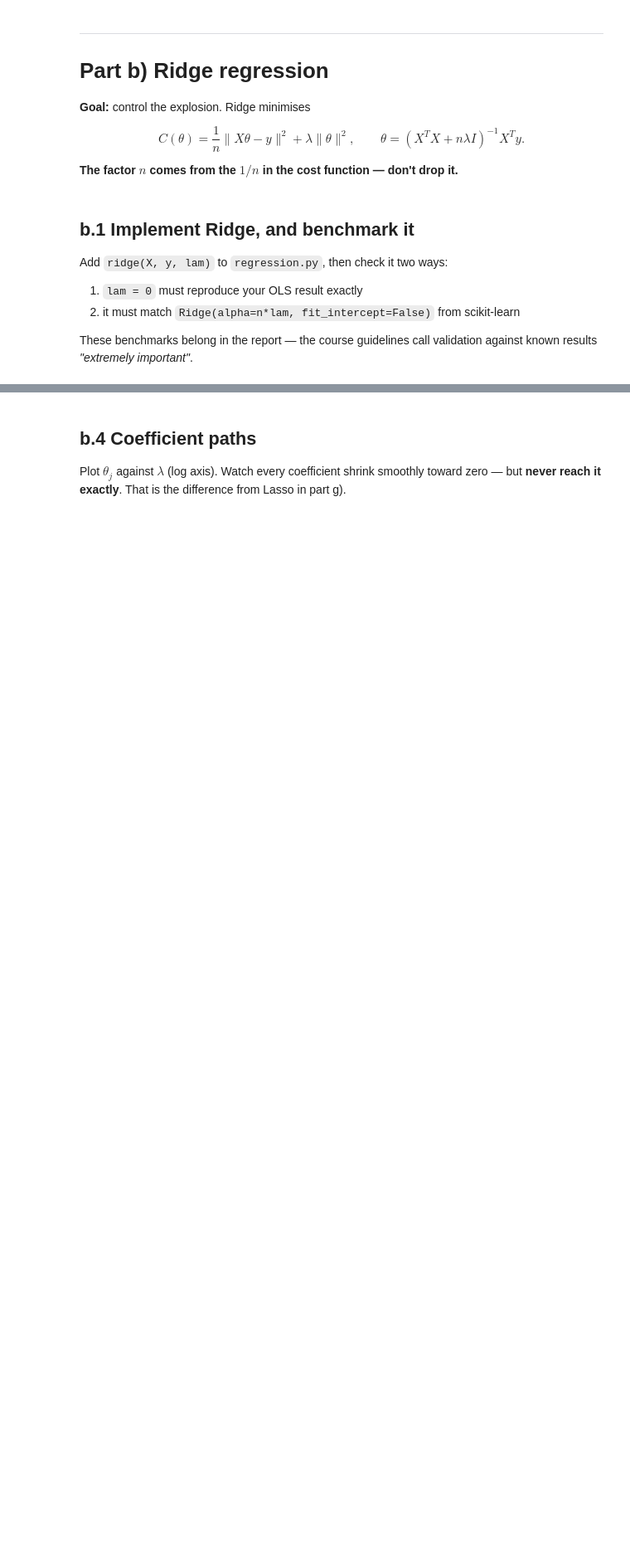
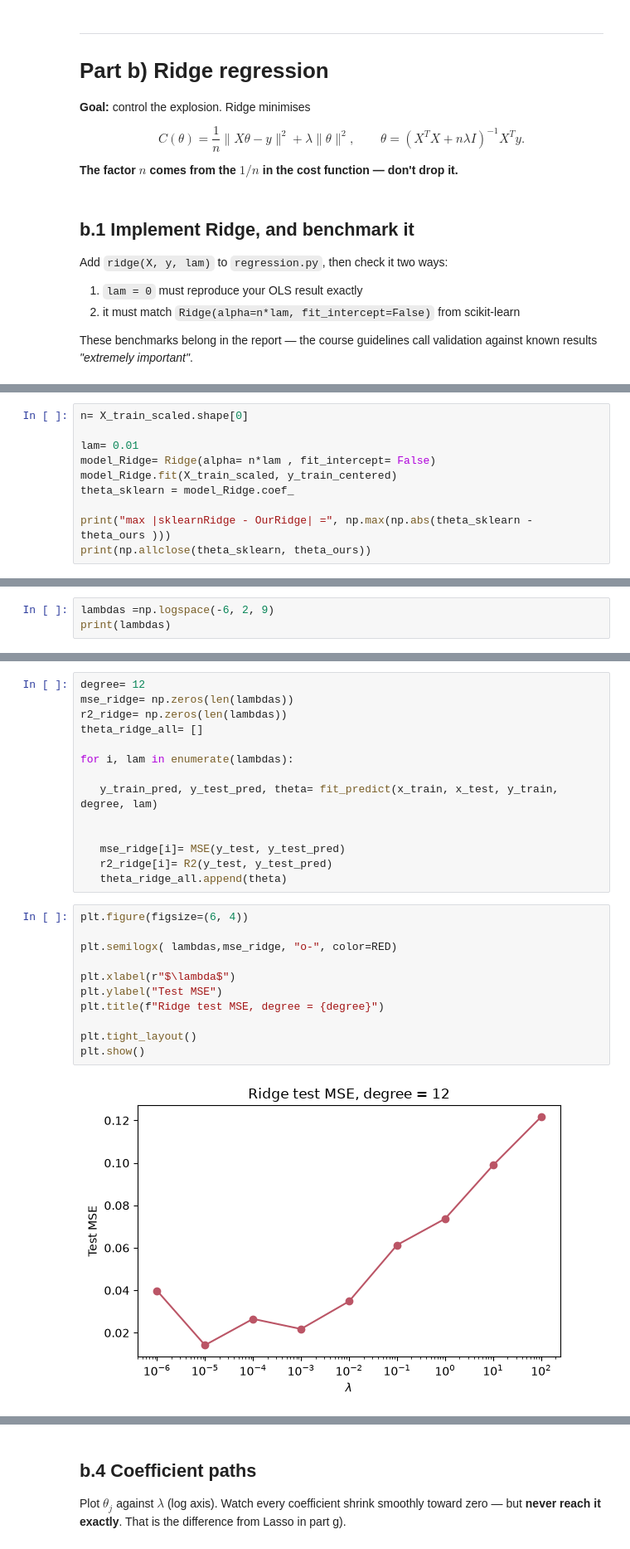
Before and after one commit to Parisa-amin/FYS-STK4155, a Jupyter notebook: Project1/code/Project1.ipynb, the cells around one changed output, grey strips where cells are left out. Shown at 83% size. Drawn from its saved outputs; the diff is of its cells as text; blank space fills up the shorter version.

```diff
--- a/Project1/code/Project1.ipynb
+++ b/Project1/code/Project1.ipynb
@@ -354,0 +377,10 @@ against known results *"extremely important"*.
+# %%
+n= X_train_scaled.shape[0]
+
+lam= 0.01
+model_Ridge= Ridge(alpha= n*lam , fit_intercept= False)
+model_Ridge.fit(X_train_scaled, y_train_centered)
+theta_sklearn = model_Ridge.coef_
+
+print("max |sklearnRidge - OurRidge| =", np.max(np.abs(theta_sklearn - theta_ours )))
+print(np.allclose(theta_sklearn, theta_ours))
@@ -359,0 +392,3 @@ the right as $\lambda$ increases.
+# %%
+lambdas =np.logspace(-6, 2, 9)
+print(lambdas)
@@ -359,0 +398,27 @@ the right as $\lambda$ increases.
+# %%
+degree= 12
+mse_ridge= np.zeros(len(lambdas))
+r2_ridge= np.zeros(len(lambdas))
+theta_ridge_all= []
+
+for i, lam in enumerate(lambdas):
+
+   y_train_pred, y_test_pred, theta= fit_predict(x_train, x_test, y_train, degree, lam)
+
+
+   mse_ridge[i]= MSE(y_test, y_test_pred)
+   r2_ridge[i]= R2(y_test, y_test_pred)
+   theta_ridge_all.append(theta)
+# %%
+plt.figure(figsize=(6, 4))
+
+plt.semilogx( lambdas,mse_ridge, "o-", color=RED)
+
+plt.xlabel(r"$\lambda$")
+plt.ylabel("Test MSE")
+plt.title(f"Ridge test MSE, degree = {degree}")
+
+plt.tight_layout()
+plt.show()
+# %% [output]
+[figure, added]
```
Also changed, not shown: parts of 11 cells of this notebook.
